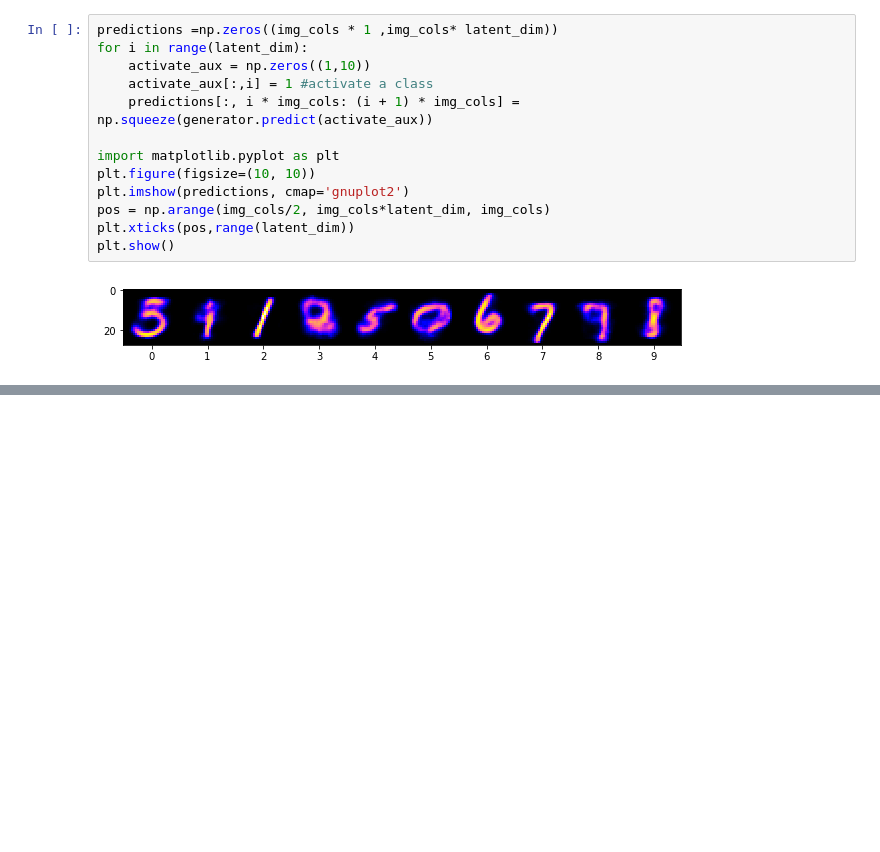
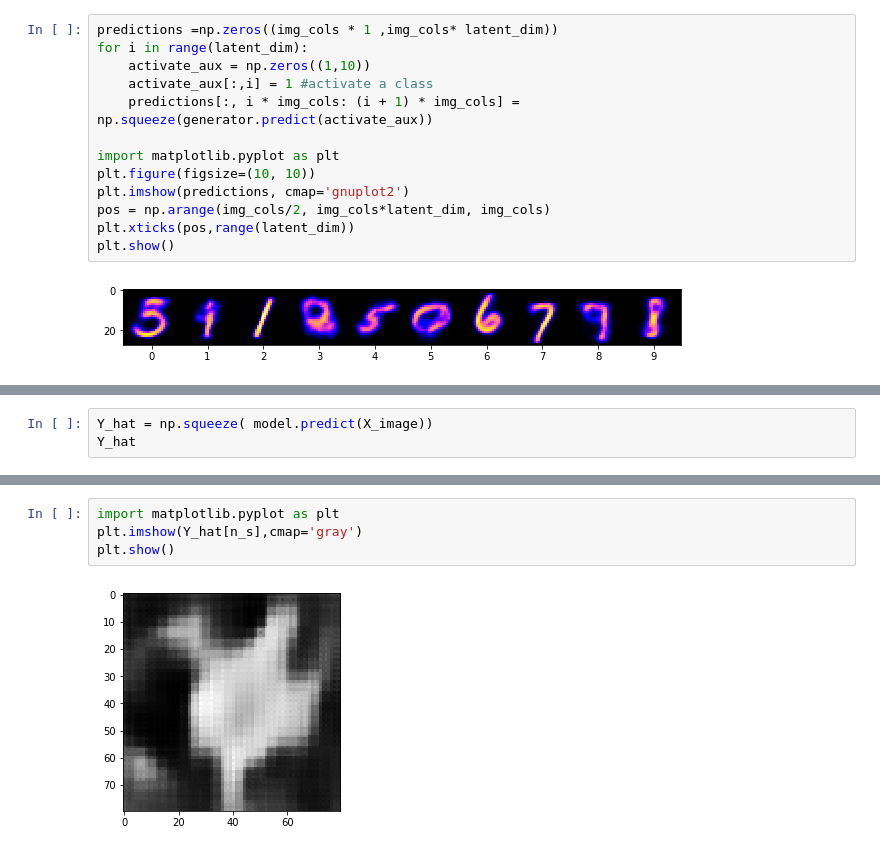
Before and after one commit to FMena14/Ayudantias, a Jupyter notebook: Ayud_ANN/Tarea2/Pruebas.. texto.ipynb, the cells around one changed output, grey strips where cells are left out. Cells and saved outputs as stored; diff of their text form; blank space fills up the shorter version.

```diff
--- a/Ayud_ANN/Tarea2/Pruebas.. texto.ipynb
+++ b/Ayud_ANN/Tarea2/Pruebas.. texto.ipynb
@@ -494,0 +578,3 @@ model.summary()
+# %%
+Y_hat = np.squeeze( model.predict(X_image))
+Y_hat
@@ -494,0 +607,6 @@ model.summary()
+# %%
+import matplotlib.pyplot as plt
+plt.imshow(Y_hat[n_s],cmap='gray')
+plt.show()
+# %% [output]
+[figure, added]
```
Also changed, not shown: parts of 14 cells of this notebook, 1 other file.
